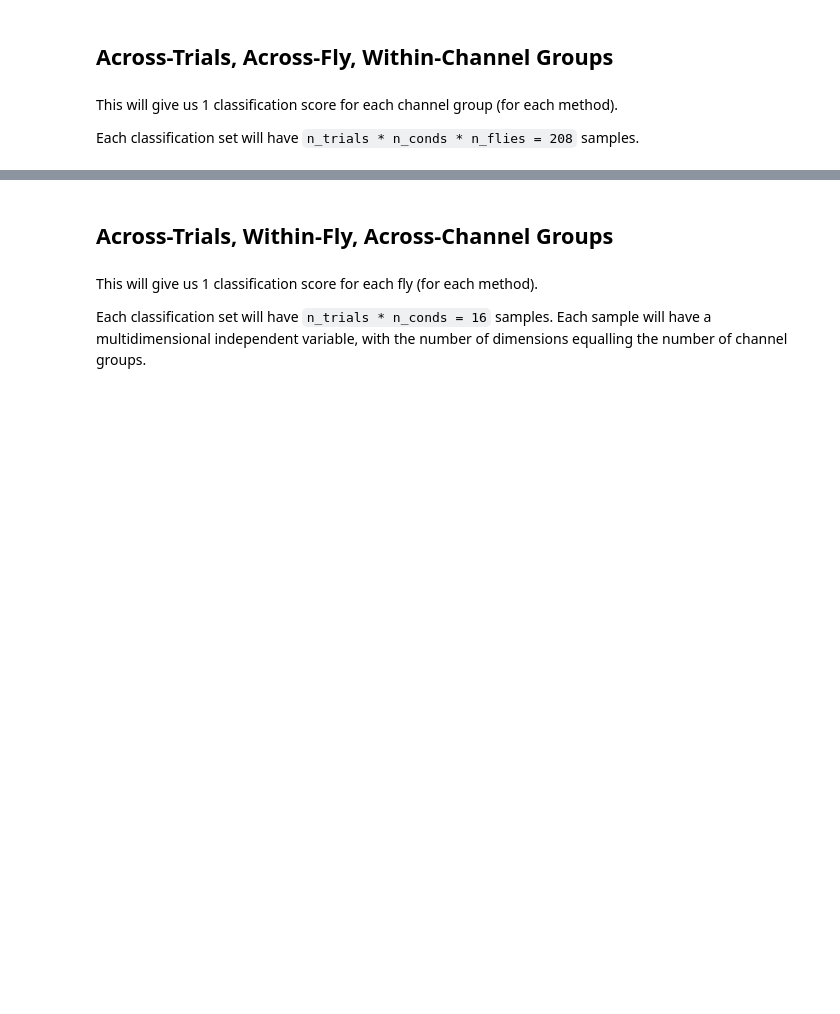
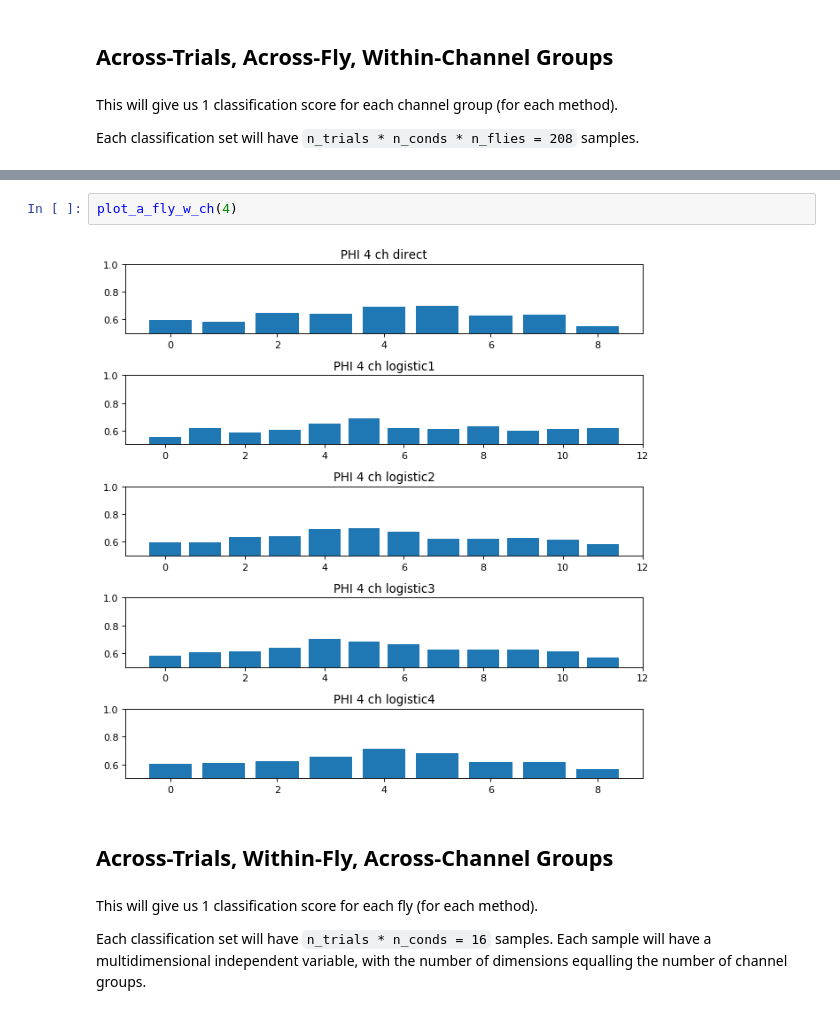
Before and after one commit to wjmn/logistic_phi, a Jupyter notebook: notebooks/decoding.ipynb, the cells around one changed output, grey strips where cells are left out. Cells and saved outputs as stored; diff of their text form; blank space fills up the shorter version.

```diff
--- a/notebooks/decoding.ipynb
+++ b/notebooks/decoding.ipynb
@@ -404,3 +388,7 @@ for i in range(2, 4):
+# %%
+plot_a_fly_w_ch(4)
+# %% [output]
+[figure, added]
 # %% [markdown]
 ## Across-Trials, Within-Fly, Across-Channel Groups
 # %% [markdown]
```
Also changed, not shown: parts of 57 cells of this notebook, 2 other files.
